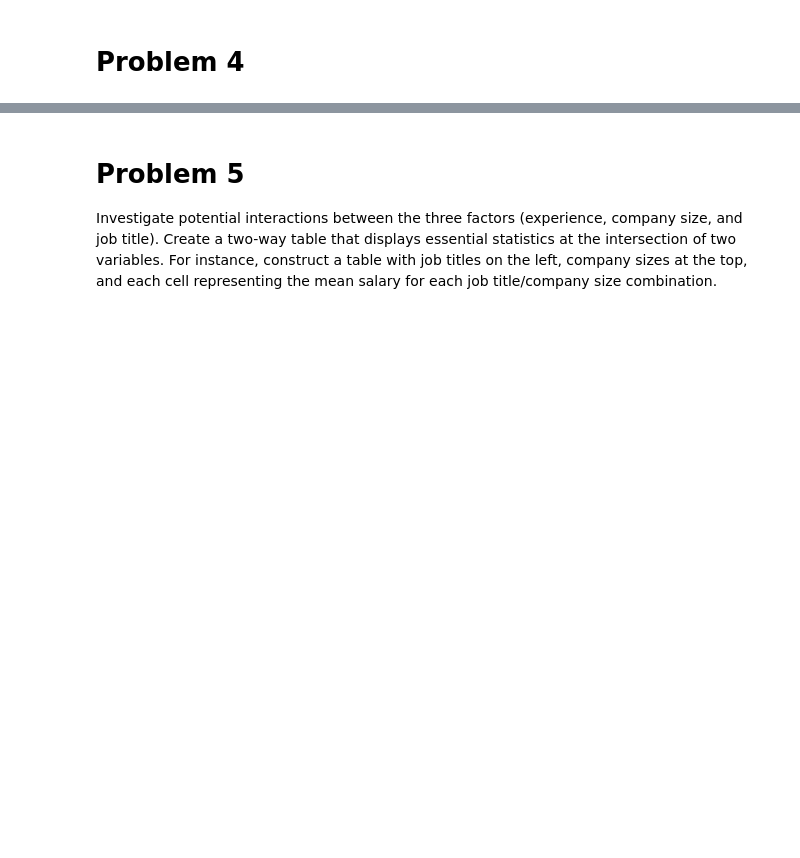
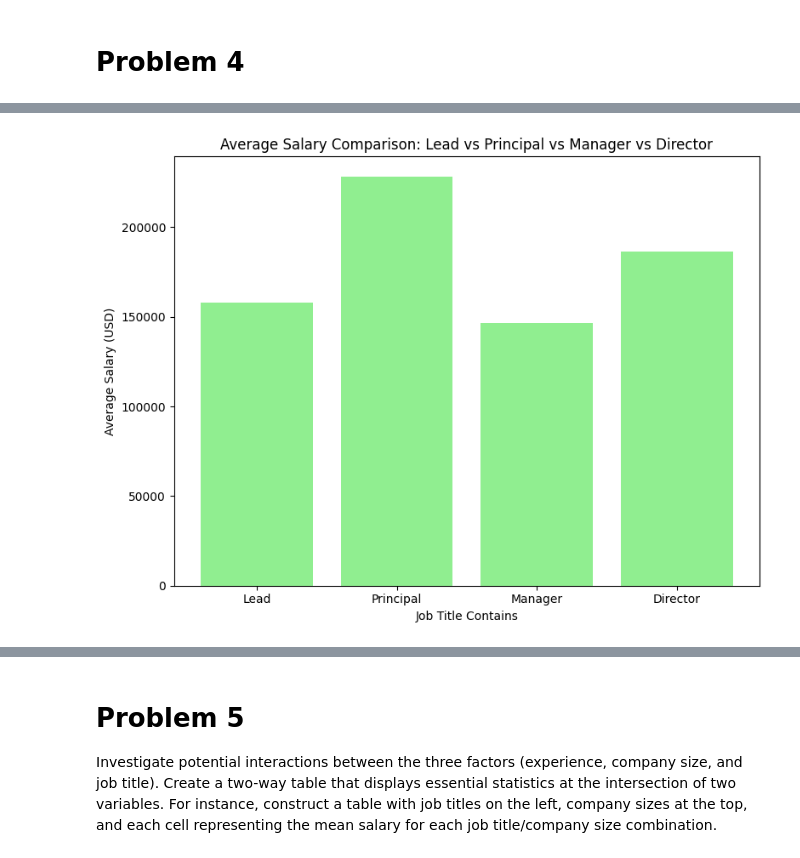
Before and after one commit to stat220/lab-1-chase-cole-grant-noah, a Jupyter notebook: lab1.ipynb, the cells around one changed output, grey strips where cells are left out. Drawn from its saved outputs; the diff is of its cells as text; code cells hidden in the pictures; blank space fills up the shorter version.

```diff
--- a/lab1.ipynb
+++ b/lab1.ipynb
@@ -82,0 +98,19 @@ Experienced (EX) professionals earn the highest, with an average of \\$204,155.
+# %%
+#looking at certain management keywords within the job titles
+data_lead_avg_salary = df[df['job_title'].str.contains('Lead', case=False, na=False)]['salary_in_usd'].mean()
+data_principal_avg_salary = df[df['job_title'].str.contains('Principal', case=False, na=False)]['salary_in_usd'].mean()
+data_manager_avg_salary = df[df['job_title'].str.contains('Manager', case=False, na=False)]['salary_in_usd'].mean()
+data_director_avg_salary = df[df['job_title'].str.contains('Director', case=False, na=False)]['salary_in_usd'].mean()
+
+job_titles = ['Lead', 'Principal', 'Manager', 'Director']
+average_salaries = [data_lead_avg_salary, data_principal_avg_salary, data_manager_avg_salary, data_director_avg_salary]
+
+plt.figure(figsize=(8, 6))
+plt.bar(job_titles, average_salaries, color='lightgreen')
+plt.ylabel('Average Salary (USD)')
+plt.xlabel('Job Title Contains')
+plt.title('Average Salary Comparison: Lead vs Principal vs Manager vs Director')
+plt.tight_layout()
+plt.show()
+# %% [output]
+[figure, added]
```
Also changed, not shown: parts of 6 cells of this notebook.
